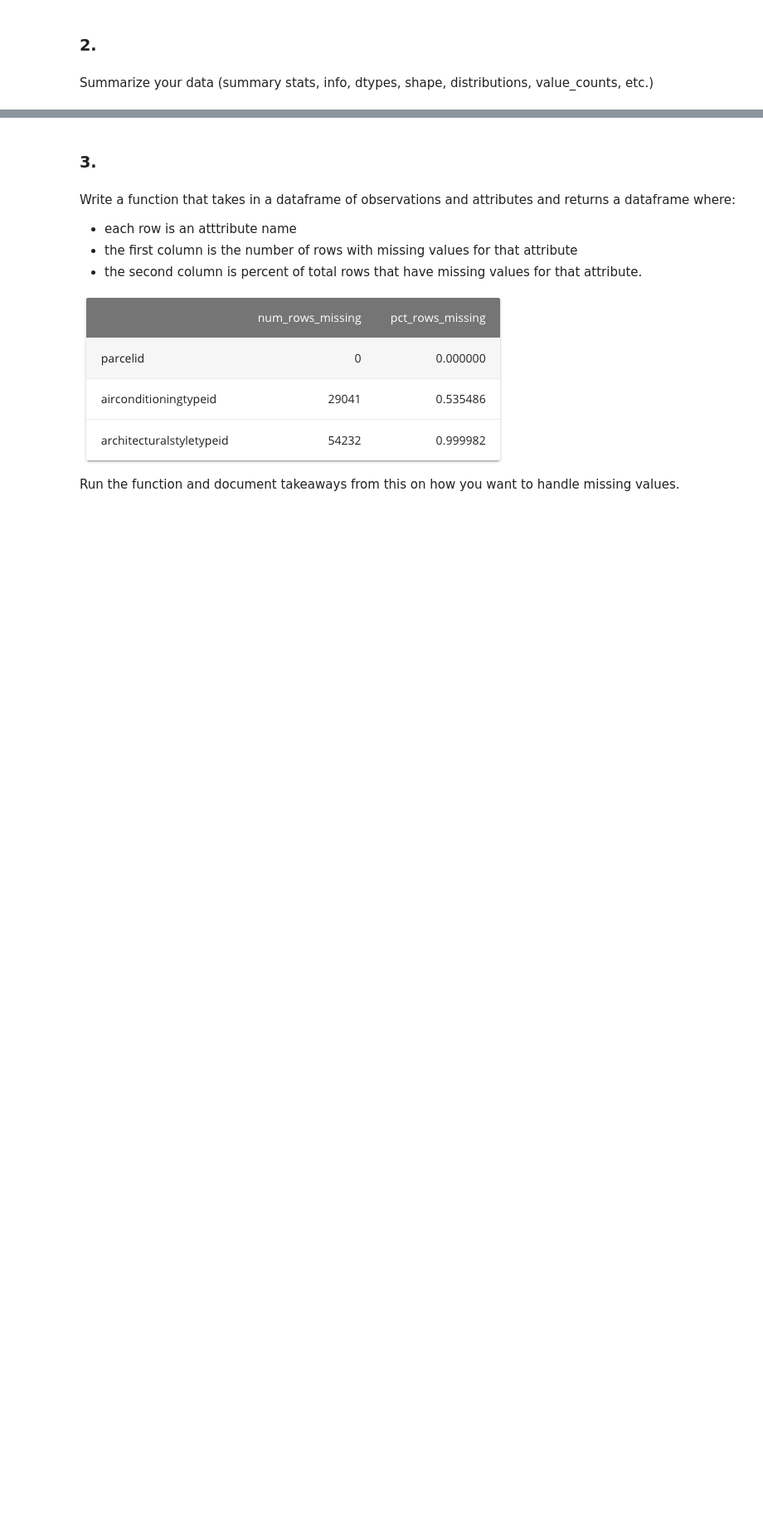
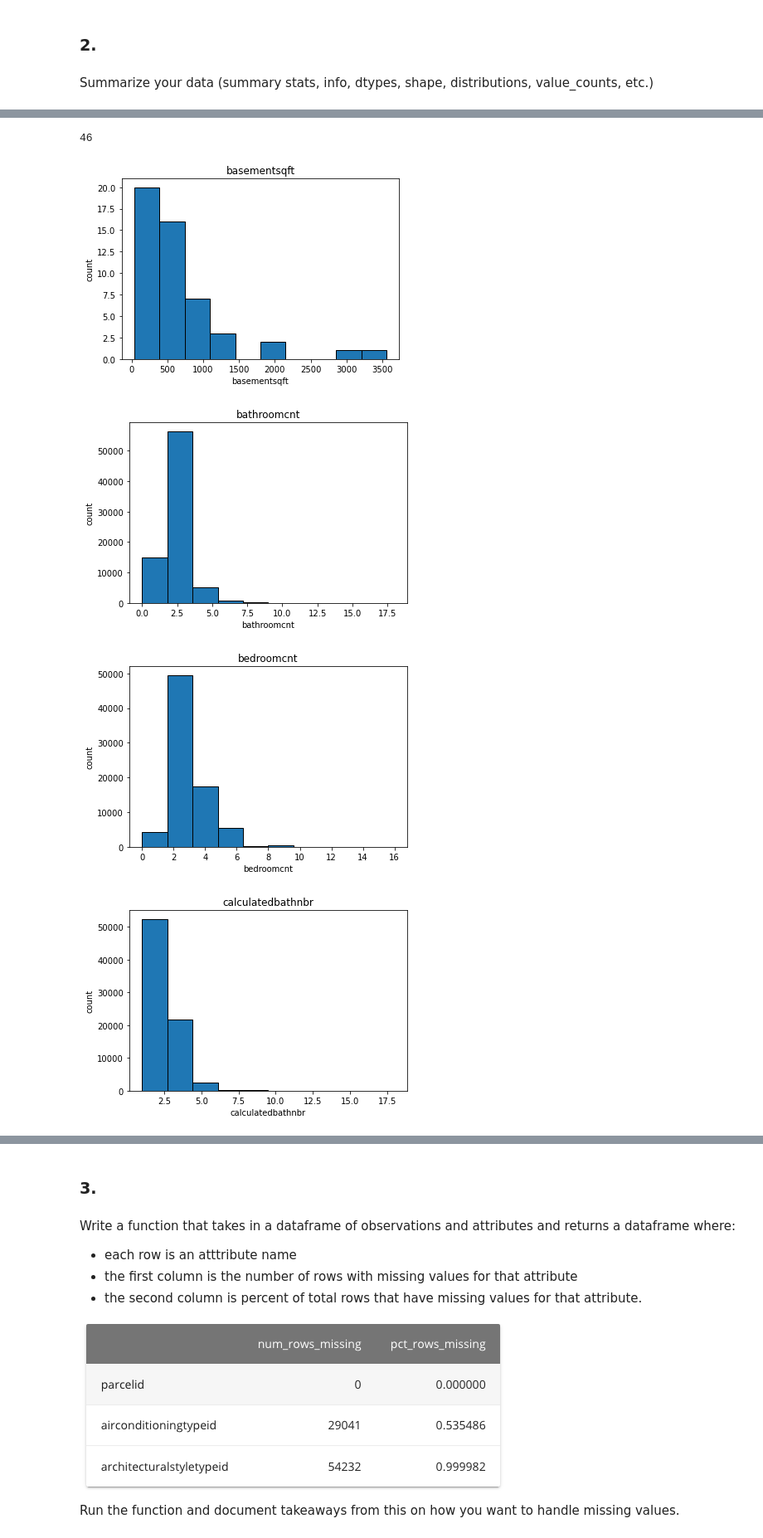
Before and after one commit to adam-talbot/clustering-exercises, a Jupyter notebook: wrangle_exercises_zillow.ipynb, the cells around one changed output, grey strips where cells are left out. Shown at 83% size. Cells and saved outputs as stored; diff of their text form; code cells hidden in the pictures; blank space fills up the shorter version.

```diff
--- a/wrangle_exercises_zillow.ipynb
+++ b/wrangle_exercises_zillow.ipynb
@@ -92,0 +139,18 @@ Summarize your data (summary stats, info, dtypes, shape, distributions, value_co
+# %%
+num_cols = df.select_dtypes('number').columns.tolist()
+len(num_cols)
+# %% [output]
+46
+# %%
+for col in num_cols:
+    df[col].hist(edgecolor='black')
+    plt.xlabel(col)
+    plt.title(col)
+    plt.ylabel('count')
+    plt.grid(False)
+    plt.show()
+# %% [output]
+[figure, added]
+[figure, added]
+[figure, added]
+[figure, added]
```
Also changed, not shown: parts of 69 cells of this notebook, 3 other files.
